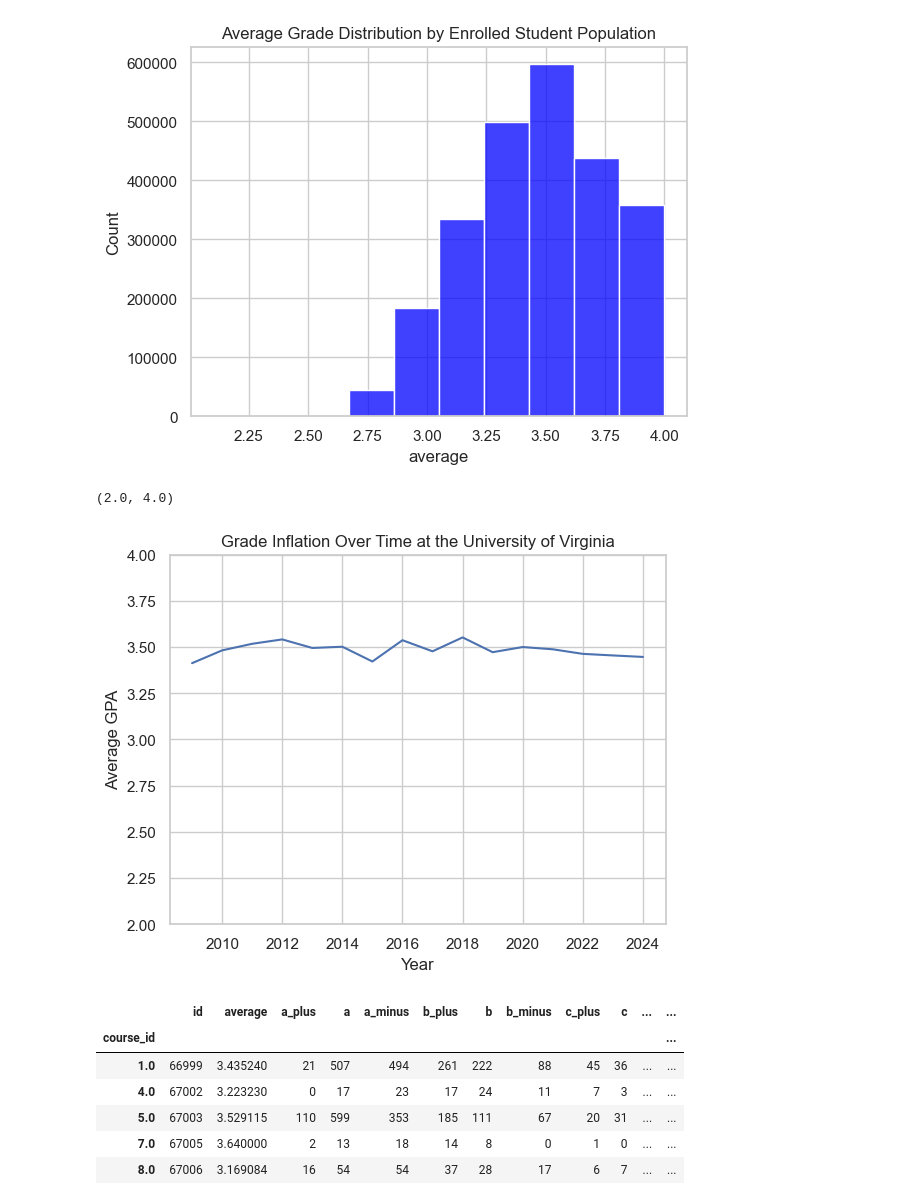
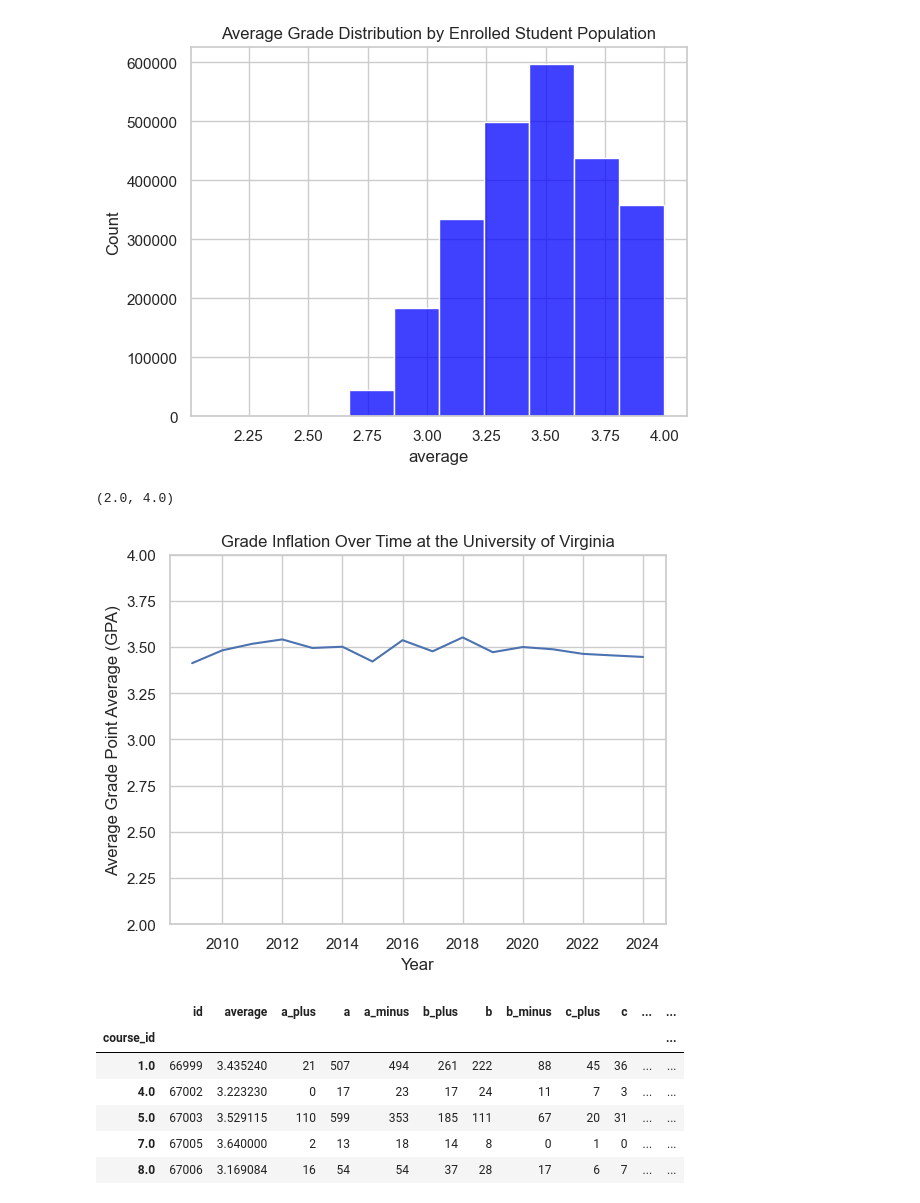
Before and after one commit to wkaisertexas/william-kaiser-ds-4003, a Jupyter notebook: sprints/sprint2-data.ipynb, the cells around one changed output. Saved outputs shown, nothing was run; the diff lists cells and outputs as text; code cells hidden in the pictures.

```diff
--- a/sprints/sprint2-data.ipynb
+++ b/sprints/sprint2-data.ipynb
@@ -389,20 +465,22 @@ Text(0.5, 1.0, 'Average Grade Distribution by Enrolled Student Population')
 # %%
 # Grade inflation over time
 grade_inflation_over_time = pd.read_sql(
     """
 select sum(average * total_enrolled) / sum(total_enrolled) as avg_gpa, s.year from (select average, total_enrolled, semester_last_taught_id from tcf_website_course c join tcf_website_coursegrade g on g.course_id = c.id where g.average > 1) g join tcf_website_semester s on s.id = g.semester_last_taught_id group by s.year;
     """,
     conn,
-)
+) # used SQL here because I had this query written already in a data grip project
 
+# making a line plot of grade inflation
 sns.lineplot(data=grade_inflation_over_time, x="year", y="avg_gpa").set_title(
     "Grade Inflation Over Time at the University of Virginia"
 )
 
-plt.ylabel("Average GPA")
+# plot labels
+plt.ylabel("Average Grade Point Average (GPA)")
 plt.xlabel("Year")
 plt.ylim(2, 4)
 # %% [output]
 (2.0, 4.0)
-[figure, old version]
+[figure, new version]
 # %%
```
Also changed, not shown: parts of 20 cells of this notebook, 2 other files.
